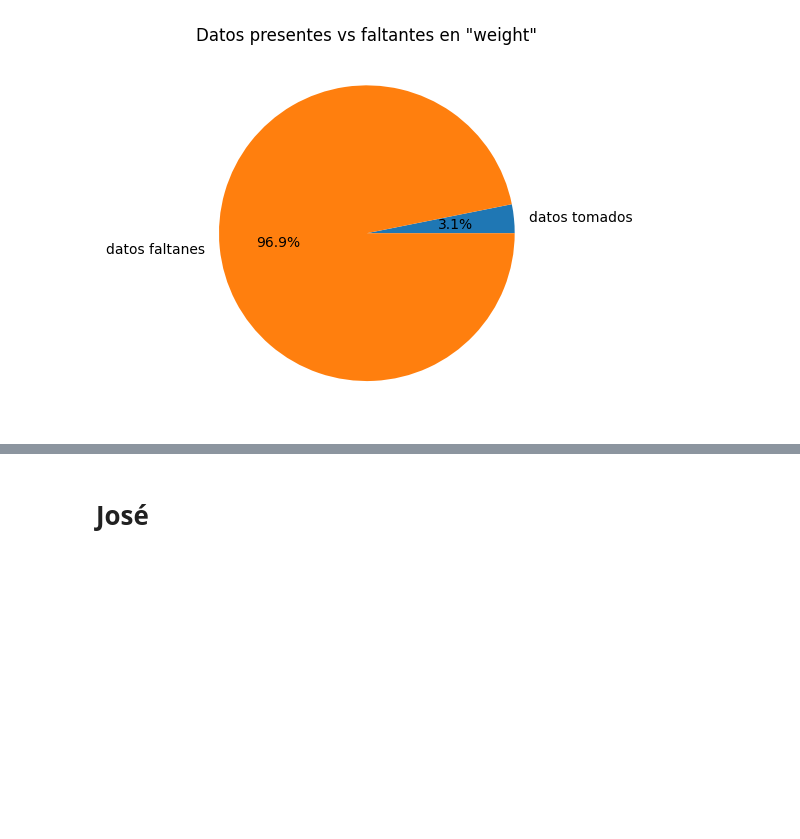
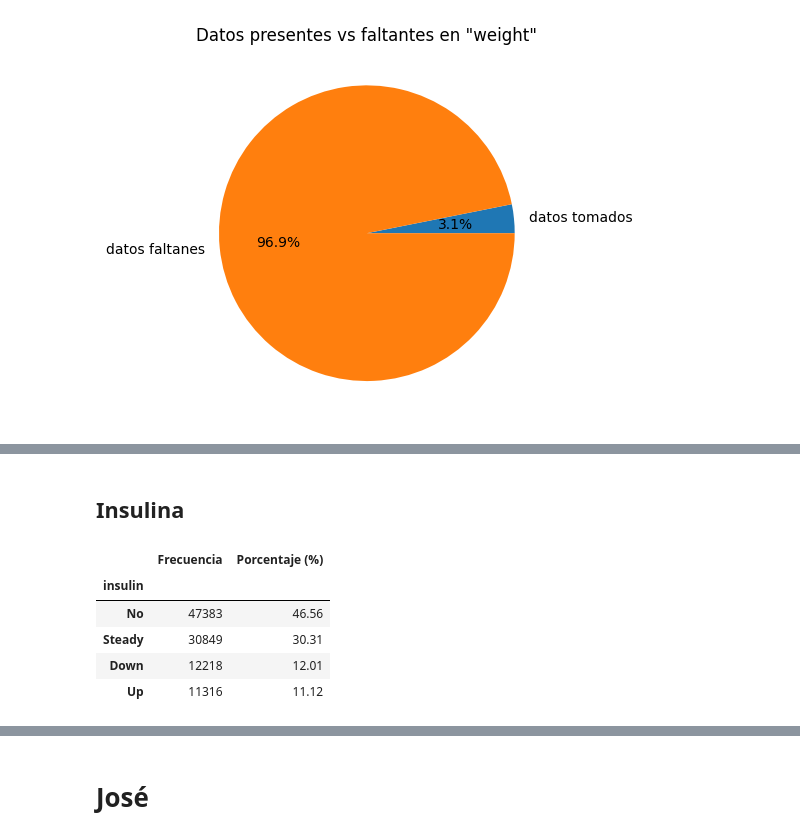
Before and after one commit to LasciaStare/MachineLearning, a Jupyter notebook: EDA.ipynb, the cells around one changed output, grey strips where cells are left out. Drawn from its saved outputs; the diff is of its cells as text; code cells hidden in the pictures; blank space fills up the shorter version.

```diff
--- a/EDA.ipynb
+++ b/EDA.ipynb
@@ -182,0 +213,19 @@ plt.show()
+# %% [markdown]
+## Insulina
+# %%
+frecuencia = df['insulin'].value_counts()
+porcentaje = df['insulin'].value_counts(normalize=True).mul(100).round(2)
+
+tabla = pd.DataFrame({
+    'Frecuencia': frecuencia,
+    'Porcentaje (%)': porcentaje
+})
+
+tabla
+# %% [output]
+|  | Frecuencia | Porcentaje (%) |
+| insulin |  |  |
+| No | 47383 | 46.56 |
+| Steady | 30849 | 30.31 |
+| Down | 12218 | 12.01 |
+| Up | 11316 | 11.12 |
```
Also changed, not shown: parts of 5 cells of this notebook.
